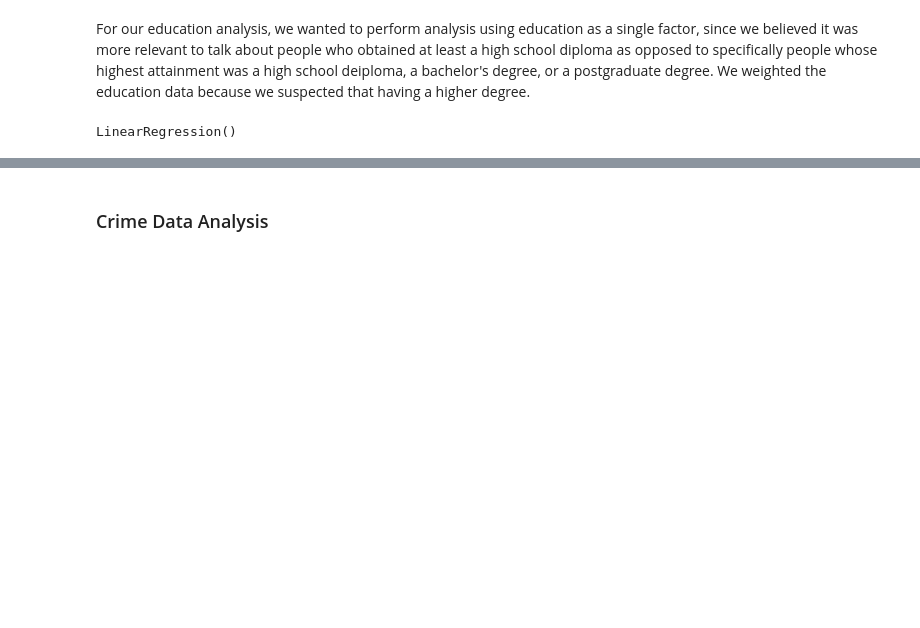
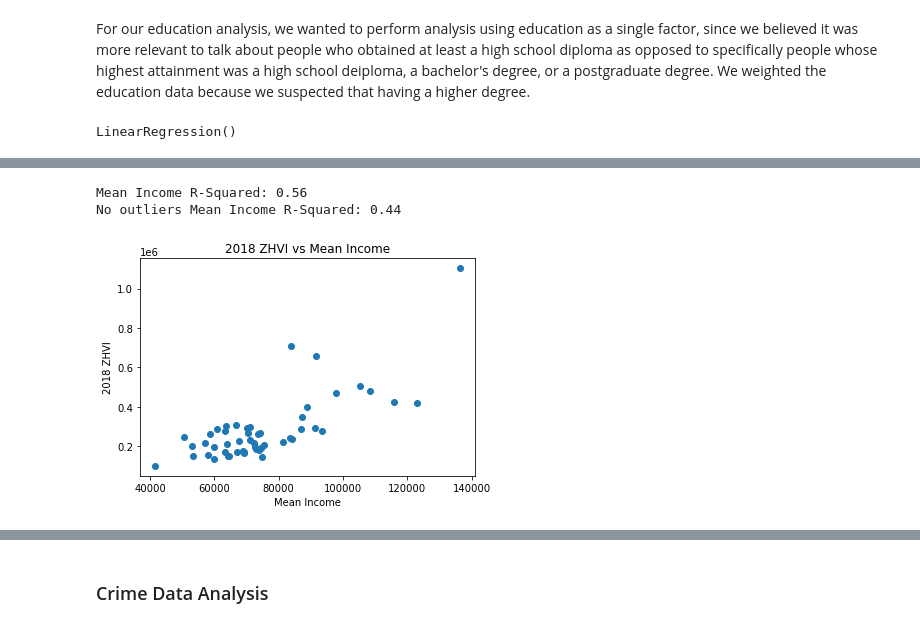
Before and after one commit to Wichaelian/INFO2950, a Jupyter notebook: Phase V.ipynb, the cells around one changed output, grey strips where cells are left out. Drawn from its saved outputs; the diff is of its cells as text; code cells hidden in the pictures; blank space fills up the shorter version.

```diff
--- a/Phase V.ipynb
+++ b/Phase V.ipynb
@@ -157,0 +157,7 @@ Text(0, 0.5, '2018 ZHVI')
+# %%
+performRsquared('Mean Income', True)
+performRsquaredNoOutliers('Mean Income', False)
+# %% [output]
+Mean Income R-Squared: 0.56
+No outliers Mean Income R-Squared: 0.44
+[figure, added]
```
Also changed, not shown: parts of 38 cells of this notebook, 1 other file.
